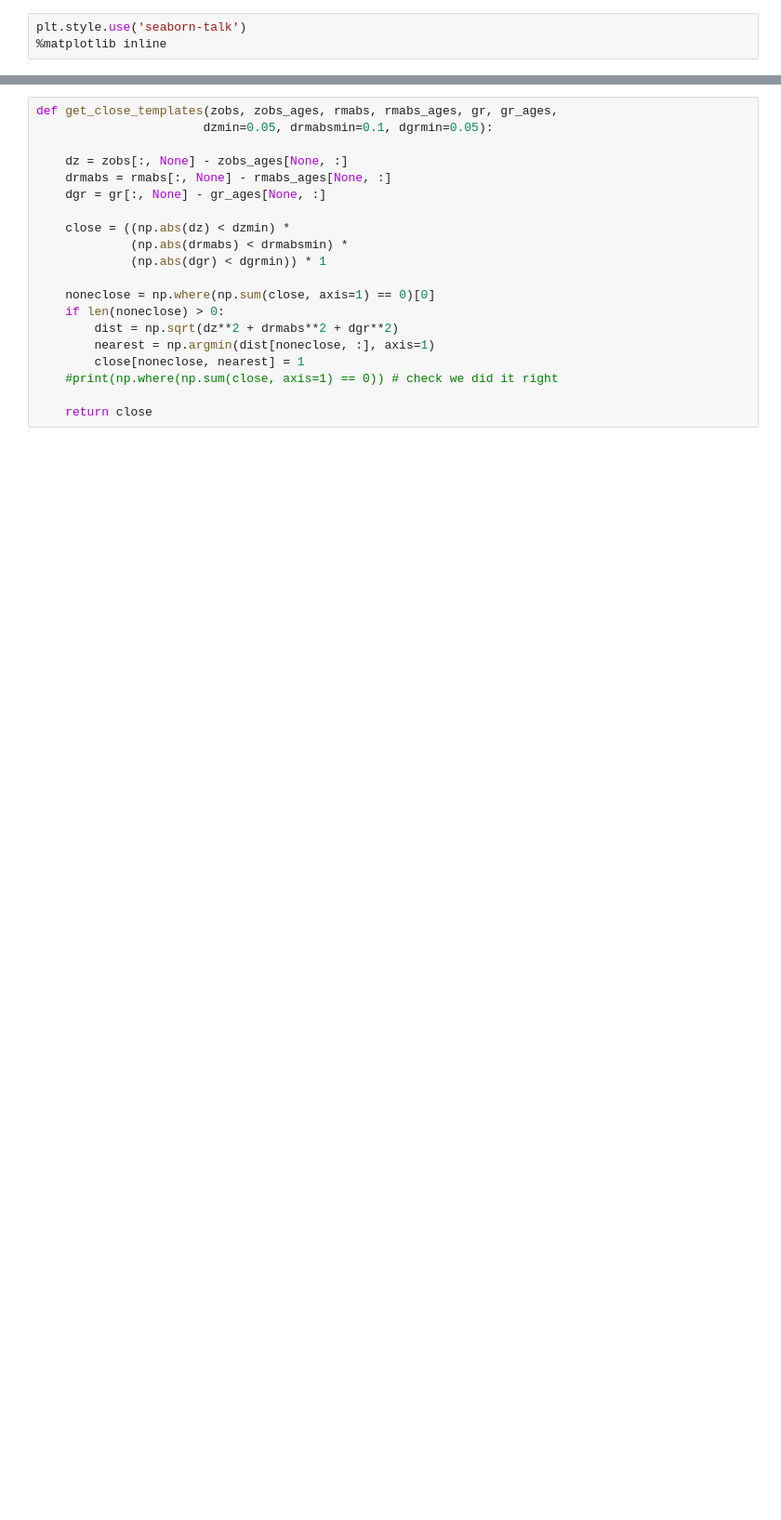
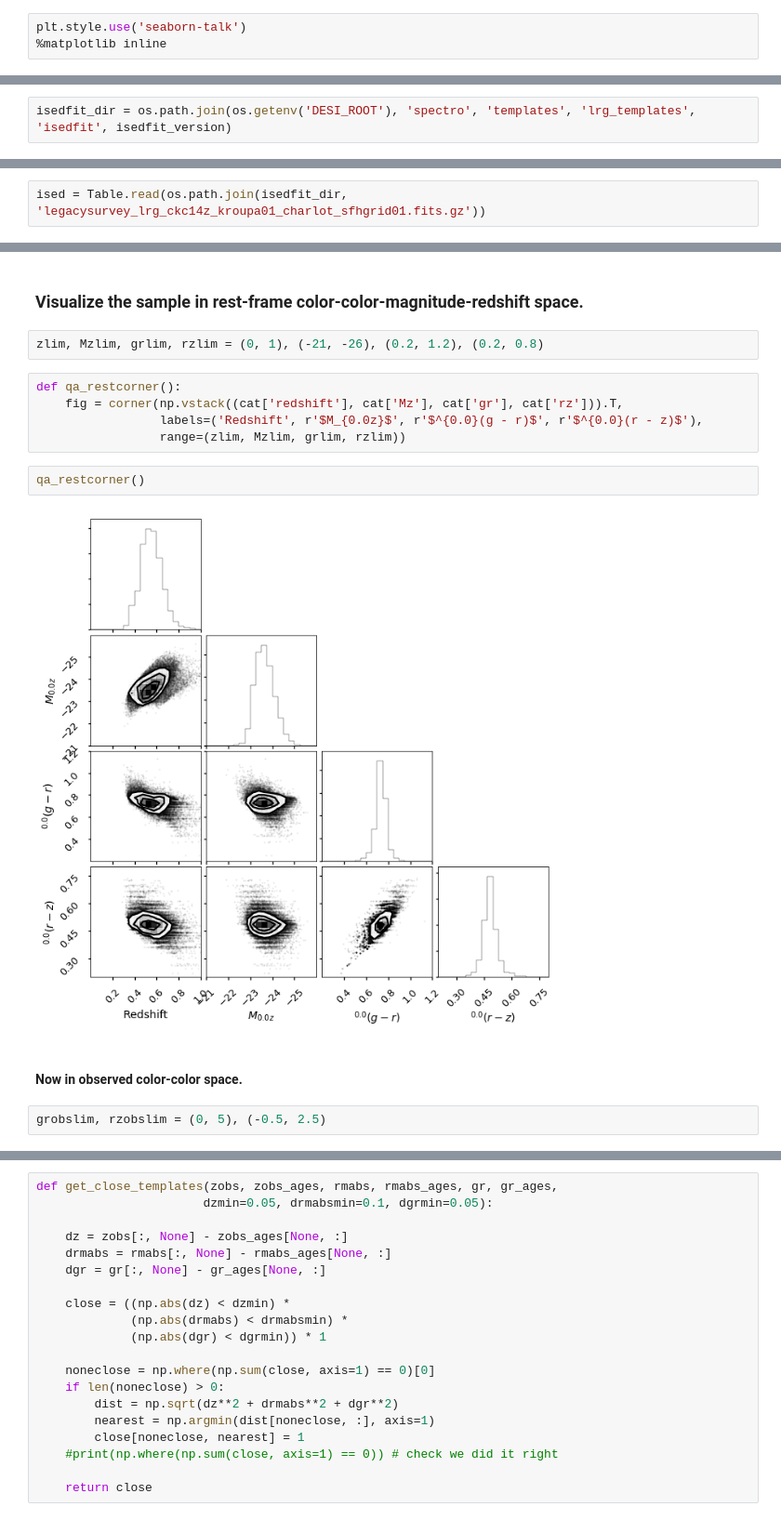
Before and after one commit to desihub/desisim, a Jupyter notebook: doc/nb/lrg-templates.ipynb, the cells around one changed output, grey strips where cells are left out. Shown: that part at 93% size. Drawn from its saved outputs; the diff is of its cells as text; blank space fills up the shorter version.

```diff
--- a/doc/nb/lrg-templates.ipynb
+++ b/doc/nb/lrg-templates.ipynb
@@ -75,0 +40,2 @@ tree = KDTree( np.vstack((zobj, Mg-Mr, Mr-Mz)).T )
+# %%
+isedfit_dir = os.path.join(os.getenv('DESI_ROOT'), 'spectro', 'templates', 'lrg_templates', 'isedfit', isedfit_version)
@@ -75,0 +44,2 @@ tree = KDTree( np.vstack((zobj, Mg-Mr, Mr-Mz)).T )
+# %%
+ised = Table.read(os.path.join(isedfit_dir, 'legacysurvey_lrg_ckc14z_kroupa01_charlot_sfhgrid01.fits.gz'))
@@ -75,0 +96,17 @@ tree = KDTree( np.vstack((zobj, Mg-Mr, Mr-Mz)).T )
+# %% [markdown]
+### Visualize the sample in rest-frame color-color-magnitude-redshift space.
+# %%
+zlim, Mzlim, grlim, rzlim = (0, 1), (-21, -26), (0.2, 1.2), (0.2, 0.8)
+# %%
+def qa_restcorner():
+    fig = corner(np.vstack((cat['redshift'], cat['Mz'], cat['gr'], cat['rz'])).T,
+                 labels=('Redshift', r'$M_{0.0z}$', r'$^{0.0}(g - r)$', r'$^{0.0}(r - z)$'),
+                 range=(zlim, Mzlim, grlim, rzlim))
+# %%
+qa_restcorner()
+# %% [output]
+[figure, added]
+# %% [markdown]
+#### Now in observed color-color space.
+# %%
+grobslim, rzobslim = (0, 5), (-0.5, 2.5)
```
Also changed, not shown: parts of 52 cells of this notebook.
